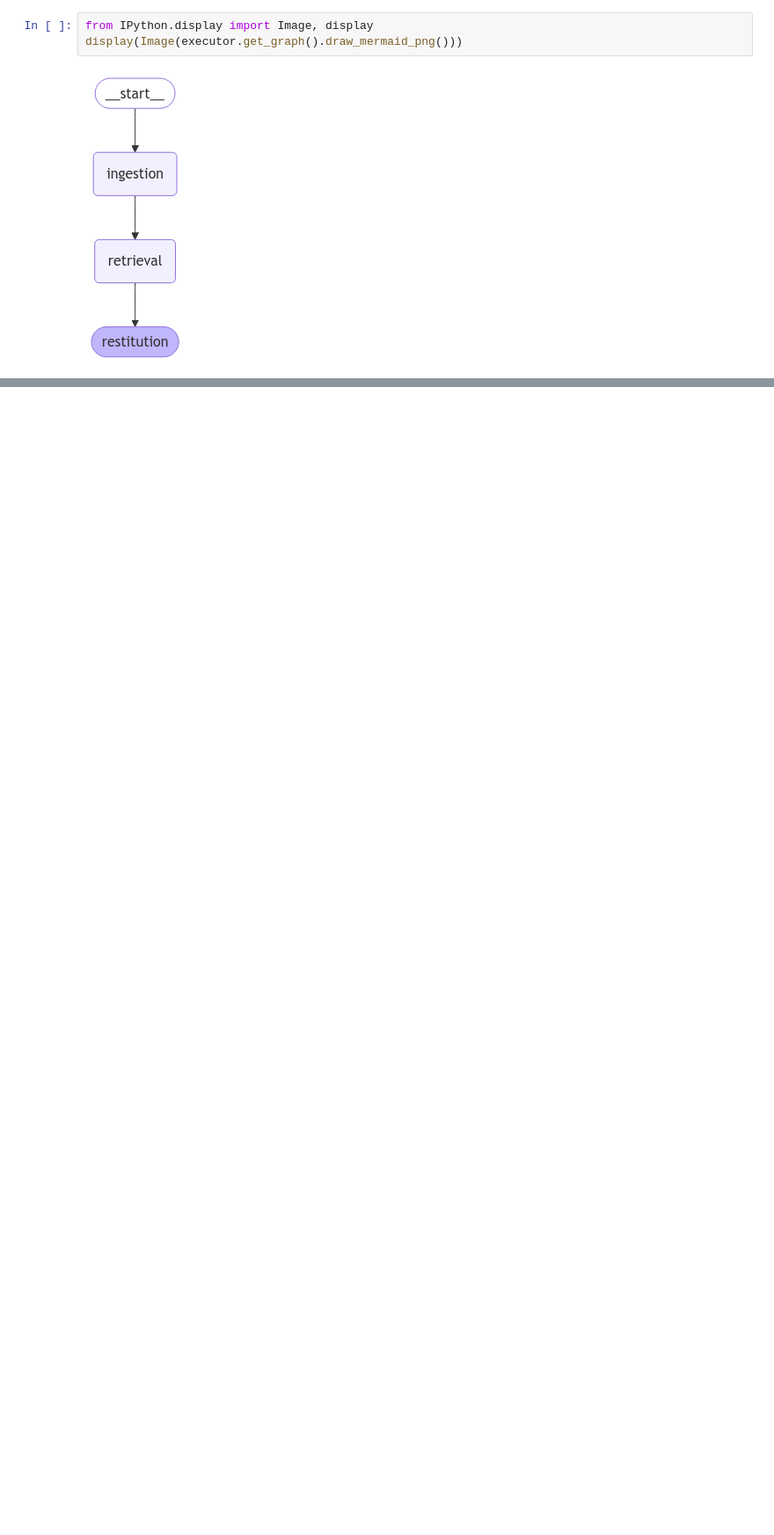
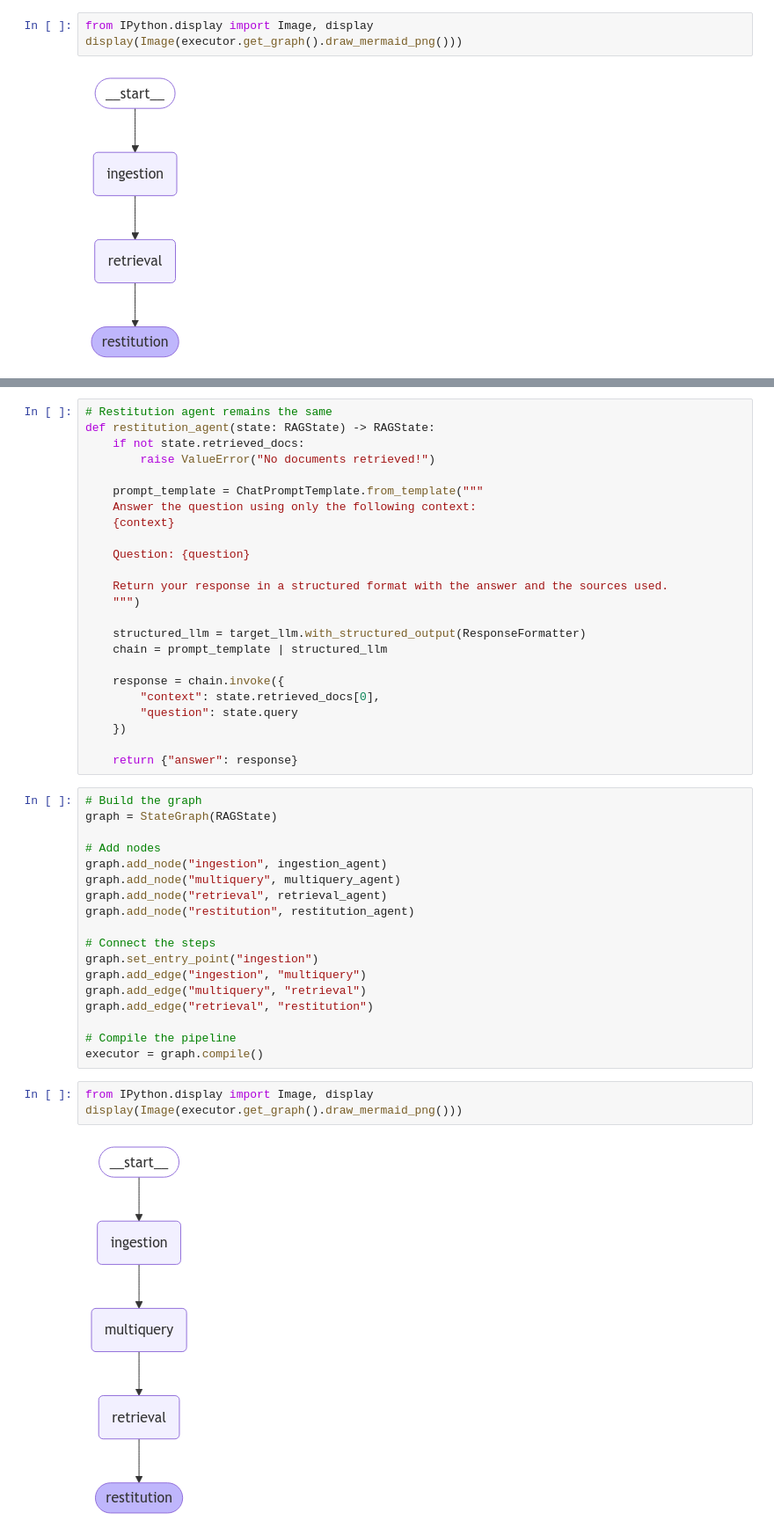
Before and after one commit to P2Enjoy/academy-tutorial-python, a Jupyter notebook: rag/rag/BBS_p2.ipynb, the cells around one changed output, grey strips where cells are left out. Shown at 88% size. Drawn from its saved outputs; the diff is of its cells as text; blank space fills up the shorter version.

```diff
--- a/rag/rag/BBS_p2.ipynb
+++ b/rag/rag/BBS_p2.ipynb
@@ -2165,0 +2174,47 @@ display(Image(advancedRagGraph.get_graph().draw_mermaid_png()))
+# %%
+# Restitution agent remains the same
+def restitution_agent(state: RAGState) -> RAGState:
+    if not state.retrieved_docs:
+        raise ValueError("No documents retrieved!")
+
+    prompt_template = ChatPromptTemplate.from_template("""
+    Answer the question using only the following context:
+    {context}
+
+    Question: {question}
+
+    Return your response in a structured format with the answer and the sources used.
+    """)
+
+    structured_llm = target_llm.with_structured_output(ResponseFormatter)
+    chain = prompt_template | structured_llm
+
+    response = chain.invoke({
+        "context": state.retrieved_docs[0],
+        "question": state.query
+    })
+
+    return {"answer": response}
+# %%
+# Build the graph
+graph = StateGraph(RAGState)
+
+# Add nodes
+graph.add_node("ingestion", ingestion_agent)
+graph.add_node("multiquery", multiquery_agent)
+graph.add_node("retrieval", retrieval_agent)
+graph.add_node("restitution", restitution_agent)
+
+# Connect the steps
+graph.set_entry_point("ingestion")
+graph.add_edge("ingestion", "multiquery")
+graph.add_edge("multiquery", "retrieval")
+graph.add_edge("retrieval", "restitution")
+
+# Compile the pipeline
+executor = graph.compile()
+# %%
+from IPython.display import Image, display
+display(Image(executor.get_graph().draw_mermaid_png()))
+# %% [output]
+[figure, added]
```
Also changed, not shown: parts of 44 cells of this notebook.
